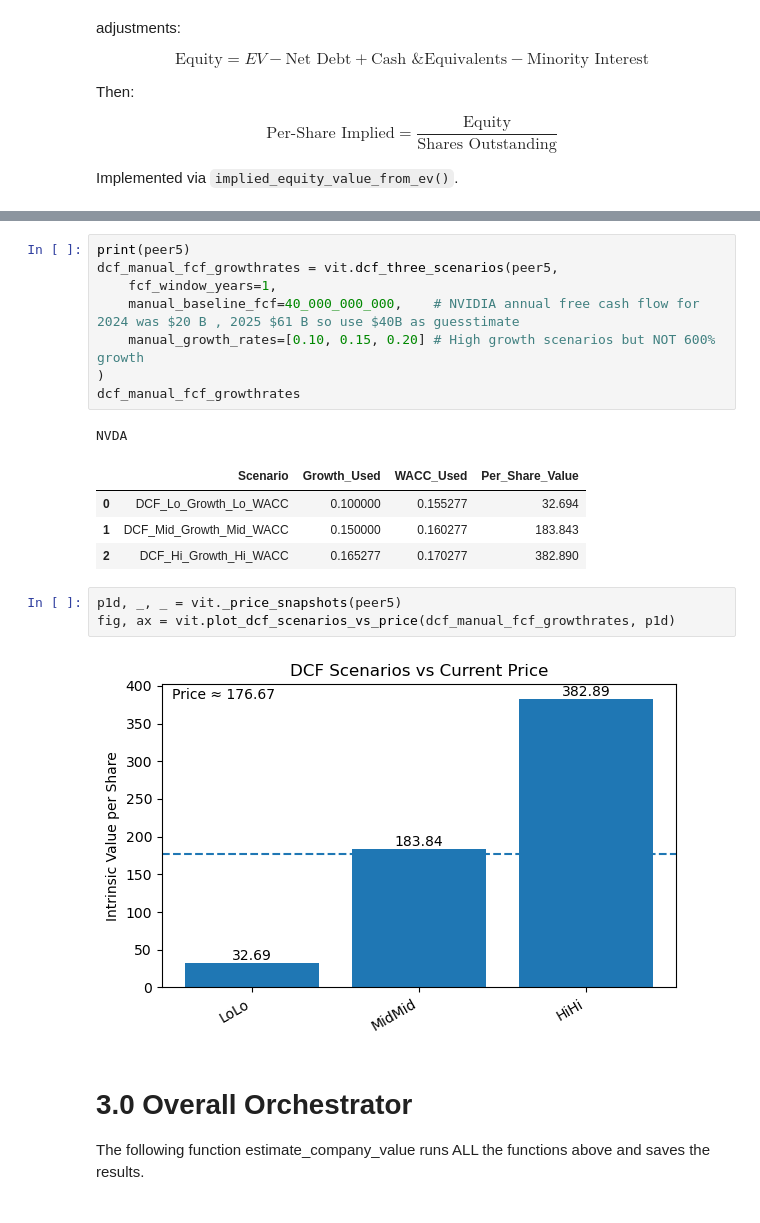
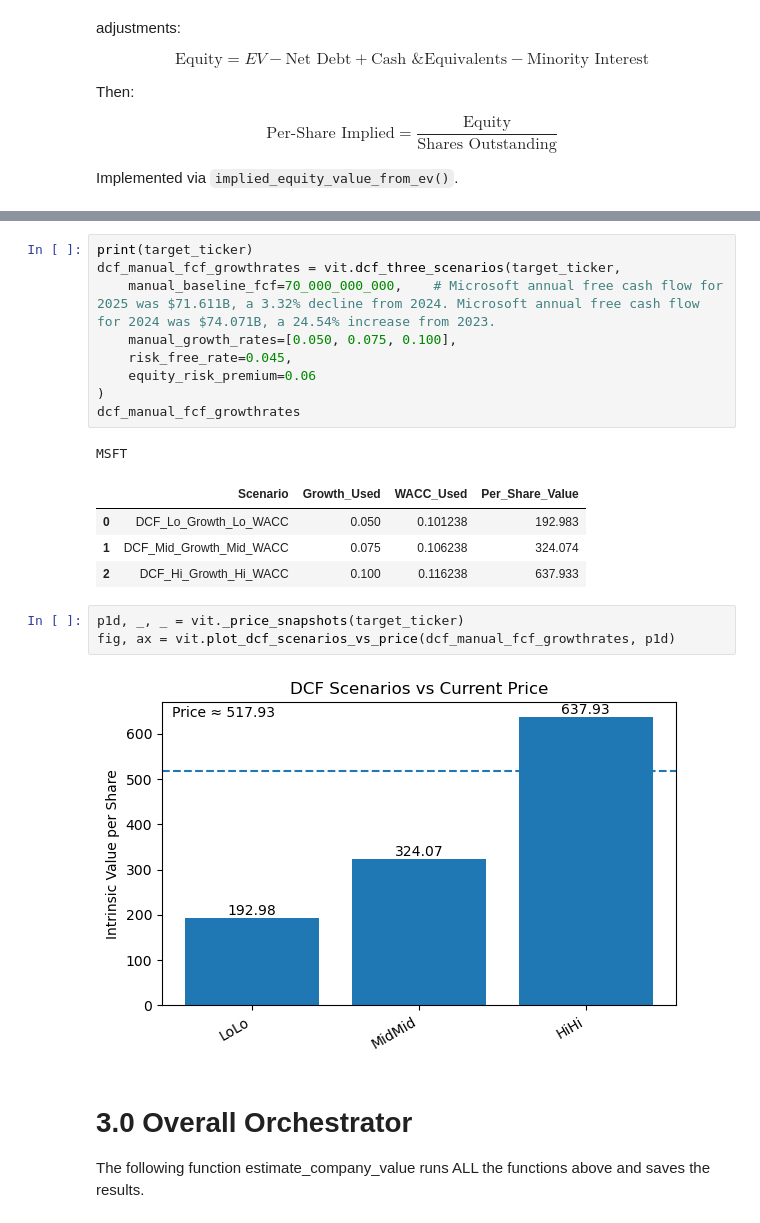
Before and after one commit to ZhijingEu/value-investing-tools, a Jupyter notebook: ValueInvestingTools_DemoNotebook..ipynb, the cells around one changed output, grey strips where cells are left out. Drawn from its saved outputs; the diff is of its cells as text.

```diff
--- a/ValueInvestingTools_DemoNotebook..ipynb
+++ b/ValueInvestingTools_DemoNotebook..ipynb
@@ -683,22 +648,23 @@ NVDA
 # %%
-print(peer5)
-dcf_manual_fcf_growthrates = vit.dcf_three_scenarios(peer5,
-    fcf_window_years=1,
-    manual_baseline_fcf=40_000_000_000,    # NVIDIA annual free cash flow for 2024 was $20 B , 2025 $61 B so use $40B as guesstimate
-    manual_growth_rates=[0.10, 0.15, 0.20] # High growth scenarios but NOT 600% growth
+print(target_ticker)
+dcf_manual_fcf_growthrates = vit.dcf_three_scenarios(target_ticker,
+    manual_baseline_fcf=70_000_000_000,    # Microsoft annual free cash flow for 2025 was $71.611B, a 3.32% decline from 2024. Microsoft annual free cash flow for 2024 was $74.071B, a 24.54% increase from 2023.
+    manual_growth_rates=[0.050, 0.075, 0.100],
+    risk_free_rate=0.045,
+    equity_risk_premium=0.06
 )
 dcf_manual_fcf_growthrates
 # %% [output]
-NVDA
+MSFT
 |  | Scenario | Growth_Used | WACC_Used | Per_Share_Value |
-| 0 | DCF_Lo_Growth_Lo_WACC | 0.100000 | 0.155277 | 32.694 |
-| 1 | DCF_Mid_Growth_Mid_WACC | 0.150000 | 0.160277 | 183.843 |
-| 2 | DCF_Hi_Growth_Hi_WACC | 0.165277 | 0.170277 | 382.890 |
+| 0 | DCF_Lo_Growth_Lo_WACC | 0.050 | 0.101238 | 192.983 |
+| 1 | DCF_Mid_Growth_Mid_WACC | 0.075 | 0.106238 | 324.074 |
+| 2 | DCF_Hi_Growth_Hi_WACC | 0.100 | 0.116238 | 637.933 |
 # %%
-p1d, _, _ = vit._price_snapshots(peer5)
+p1d, _, _ = vit._price_snapshots(target_ticker)
 fig, ax = vit.plot_dcf_scenarios_vs_price(dcf_manual_fcf_growthrates, p1d)
 # %% [output]
-[figure, old version]
+[figure, new version]
 # %% [markdown]
 # 3.0 Overall Orchestrator
 
```
Also changed, not shown: parts of 20 cells of this notebook, 3 other files.
